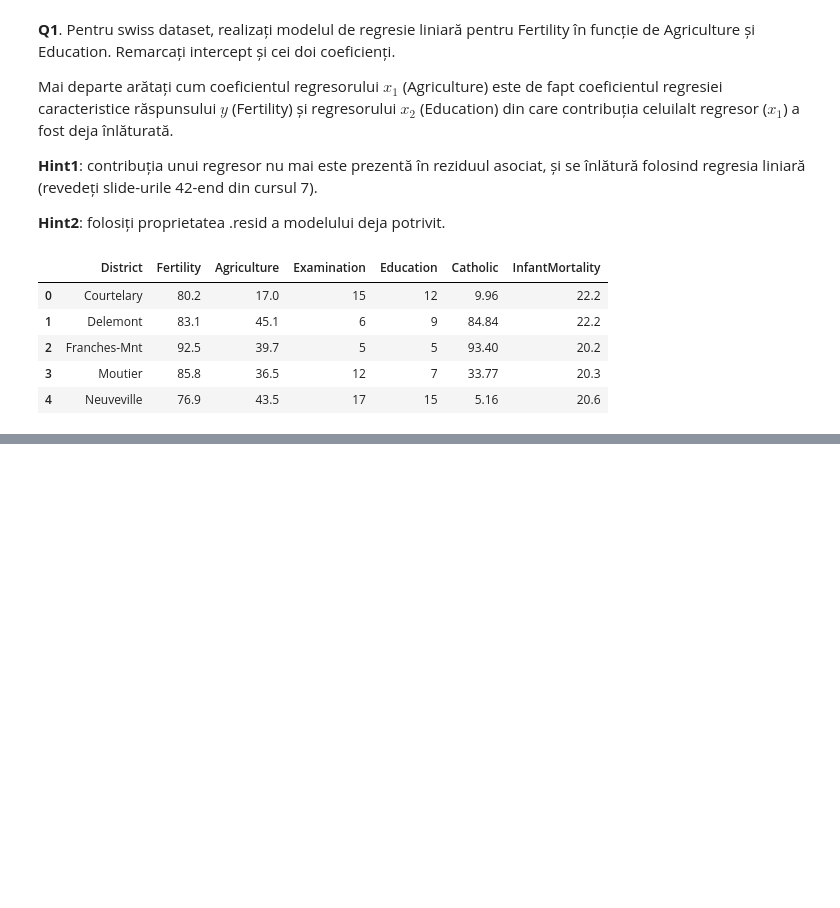
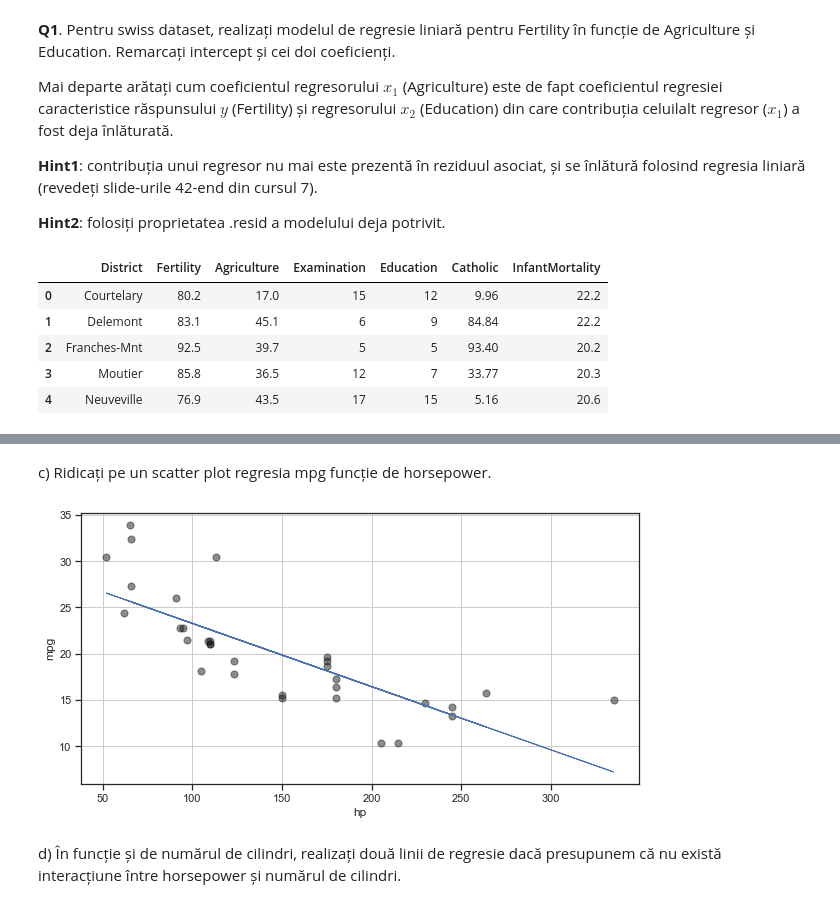
Before and after one commit to robert-adrian99/StatisticalInferenceInMachineLearning, a Jupyter notebook: Laboratoare/Laborator9/Cap8-Bucur-Robert-381.ipynb, the cells around one changed output, grey strips where cells are left out. Drawn from its saved outputs; the diff is of its cells as text; code cells hidden in the pictures; blank space fills up the shorter version.

```diff
--- a/Laboratoare/Laborator9/Cap8-Bucur-Robert-381.ipynb
+++ b/Laboratoare/Laborator9/Cap8-Bucur-Robert-381.ipynb
@@ -515,0 +691,19 @@ e) În funcție și de numărul de cilindri, realizați două linii de regresie
+# %% [markdown]
+c) Ridicați pe un scatter plot regresia mpg funcție de horsepower.
+# %%
+x = mtcars['hp'].values
+y = mtcars['mpg'].values
+beta1 = np.corrcoef(x, y)[0, 1] * np.std(y) / np.std(x)
+beta0 = np.mean(y) - beta1 * np.mean(x)
+y_hat = beta1 * x + beta0
+
+fig, ax = plt.subplots(1, 1, figsize=(10, 5))
+ax.scatter(x, y, c='k', alpha = .5, s=50)
+ax.plot(x, y_hat, lw=1)
+ax.set(xlabel="hp", ylabel="mpg")
+ax.grid(True)
+plt.show()
+# %% [output]
+[figure, added]
+# %% [markdown]
+d) În funcție și de numărul de cilindri, realizați două linii de regresie dacă presupunem că nu există interacțiune între horsepower și numărul de cilindri.
```
Also changed, not shown: parts of 32 cells of this notebook.
